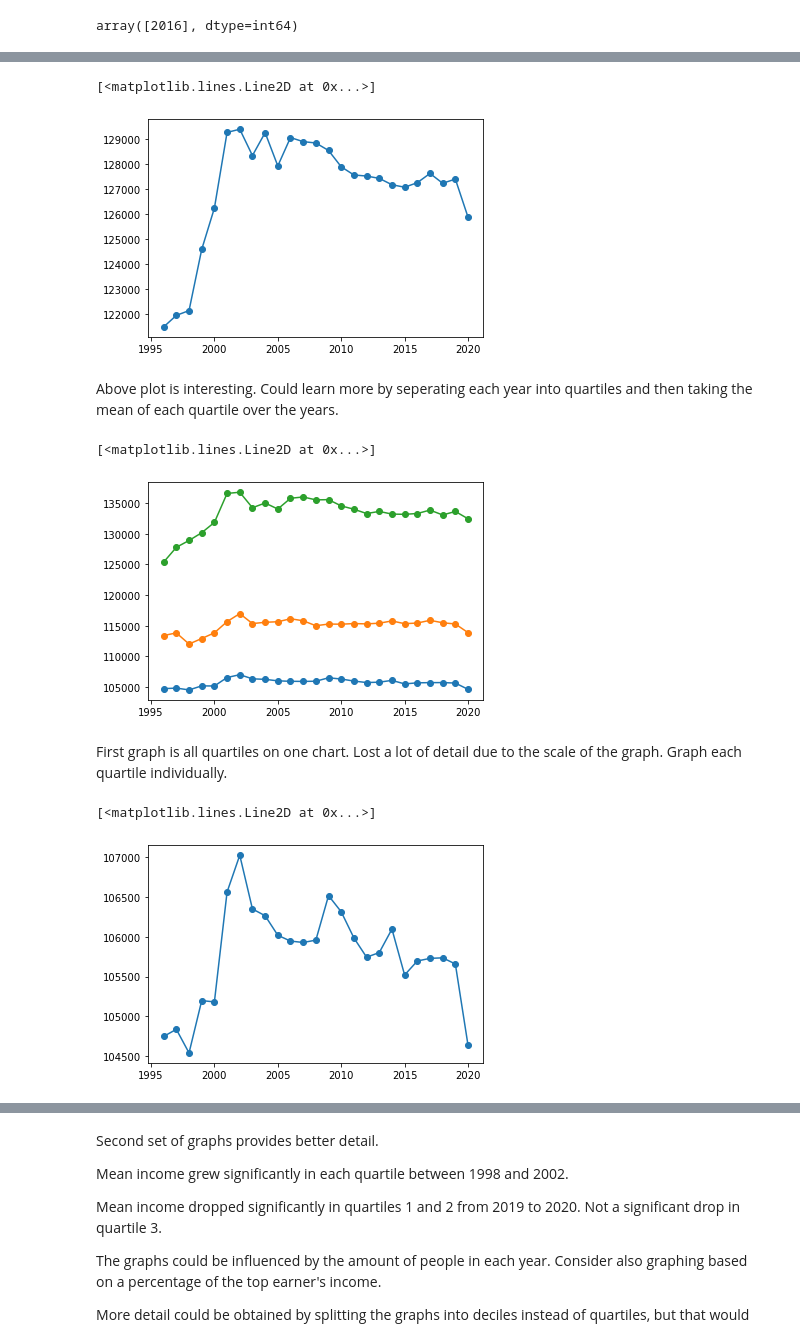
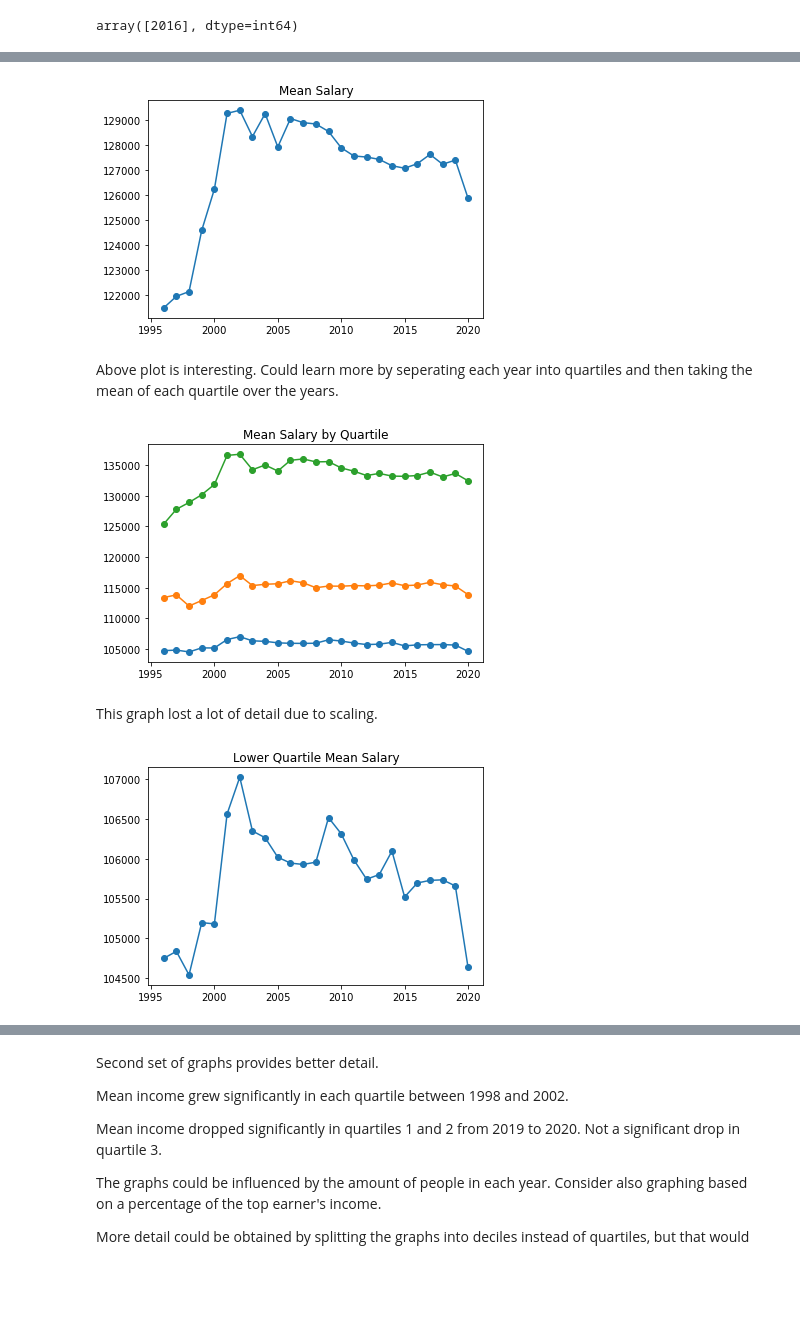
Before and after one commit to sunshinesquad/sunshine-report, a Jupyter notebook: income_charts_alex.ipynb, the cells around one changed output, grey strips where cells are left out. Cells and saved outputs as stored; diff of their text form; code cells hidden in the pictures; blank space fills up the shorter version.

Commit message:
Formatting and Titles

```diff
--- a/income_charts_alex.ipynb
+++ b/income_charts_alex.ipynb
@@ -57,8 +77,8 @@ for i in sunDict:
 # %%
 plt.plot(years, sunMeans, marker = 'o')
+plt.title("Mean Salary");
 # %% [output]
-[<matplotlib.lines.Line2D at 0x...>]
-[figure, old version]
+[figure, new version]
 # %% [markdown]
 Above plot is interesting.
 Could learn more by seperating each year into quartiles and then taking the mean of each quartile over the years.
@@ -80,15 +100,15 @@ for i in sunDict:
 plt.plot(years, sunQ1, marker = 'o', color = 'tab:blue')
 plt.plot(years, sunQ2, marker = 'o', color = 'tab:orange')
 plt.plot(years, sunQ3, marker = 'o',color = 'tab:green')
+plt.title("Mean Salary by Quartile");
 # %% [output]
-[<matplotlib.lines.Line2D at 0x...>]
-[figure, old version]
+[figure, new version]
-# %% [markdown]
-First graph is all quartiles on one chart. Lost a lot of detail due to the scale of the graph. Graph each quartile individually.
+# %% [markdown]
+This graph lost a lot of detail due to scaling.
 # %%
 plt.plot(years, sunQ1, marker = 'o', color = 'tab:blue')
+plt.title("Lower Quartile Mean Salary");
 # %% [output]
-[<matplotlib.lines.Line2D at 0x...>]
-[figure, old version]
+[figure, new version]
 # %%
 plt.plot(years, sunQ2, marker = 'o', color = 'tab:orange')
```
Also changed, not shown: parts of 10 cells of this notebook.
